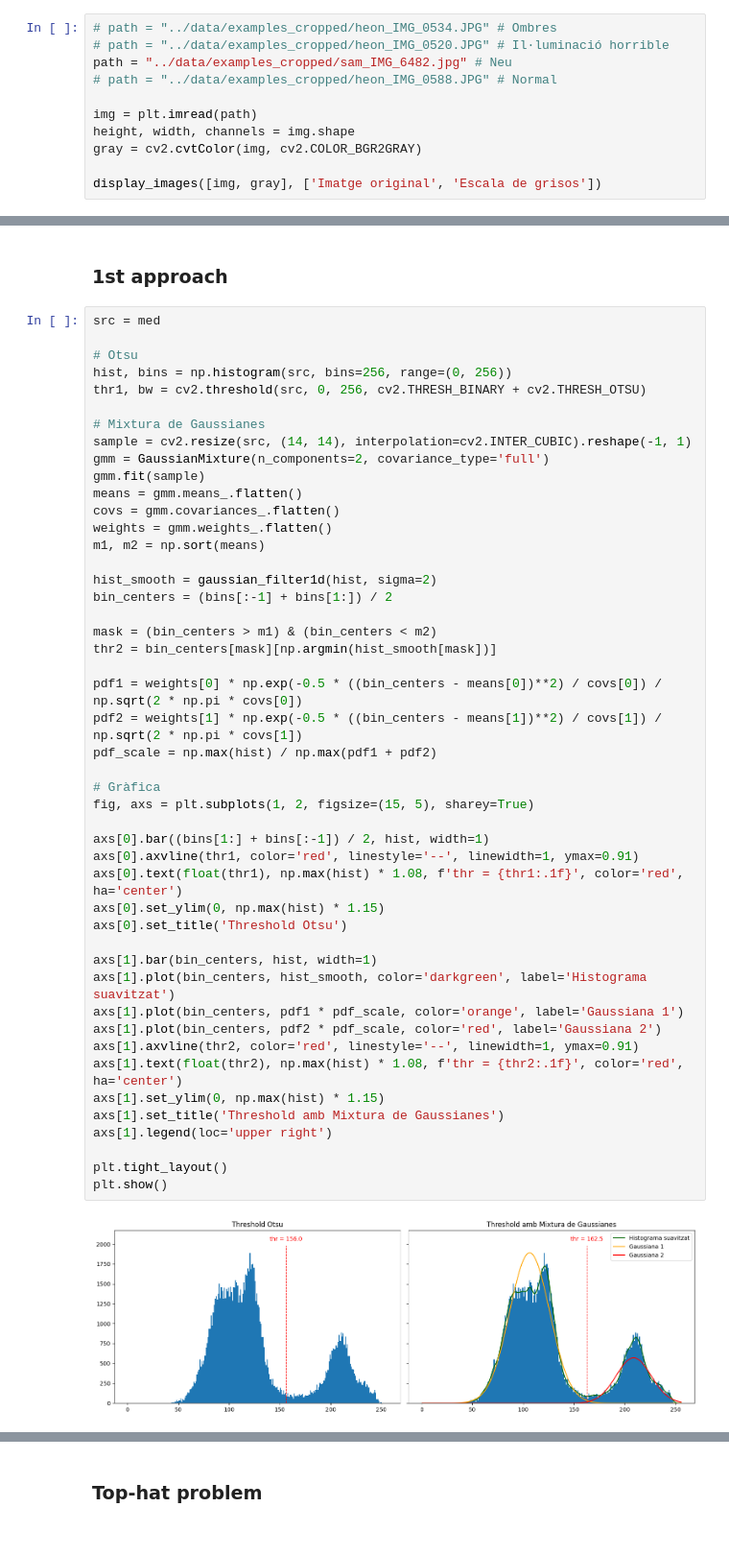
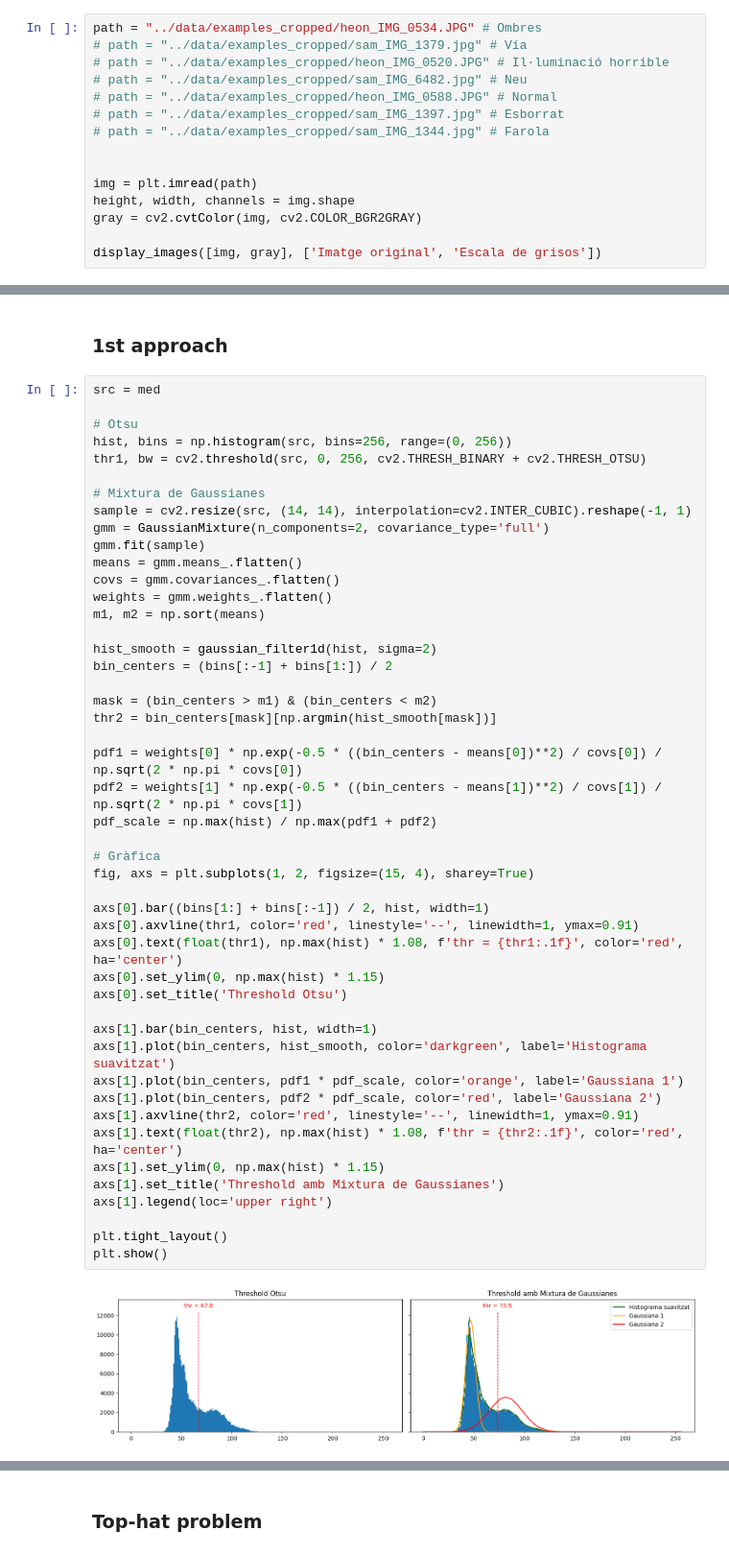
Before and after one commit to luismz14/ZebrAI-Crossing, a Jupyter notebook: experiments/edges.ipynb, the cells around one changed output, grey strips where cells are left out. Shown at 96% size. Saved outputs shown, nothing was run; the diff lists cells and outputs as text.

```diff
--- a/experiments/edges.ipynb
+++ b/experiments/edges.ipynb
@@ -34,10 +34,14 @@ def to_uint8(img):
     norm = (img - np.min(img)) / (np.max(img) - np.min(img))
     return np.round(norm * 255).astype(np.uint8)
 # %%
-# path = "../data/examples_cropped/heon_IMG_0534.JPG" # Ombres
+path = "../data/examples_cropped/heon_IMG_0534.JPG" # Ombres
+# path = "../data/examples_cropped/sam_IMG_1379.jpg" # Vía
 # path = "../data/examples_cropped/heon_IMG_0520.JPG" # Il·luminació horrible
-path = "../data/examples_cropped/sam_IMG_6482.jpg" # Neu
+# path = "../data/examples_cropped/sam_IMG_6482.jpg" # Neu
 # path = "../data/examples_cropped/heon_IMG_0588.JPG" # Normal
+# path = "../data/examples_cropped/sam_IMG_1397.jpg" # Esborrat
+# path = "../data/examples_cropped/sam_IMG_1344.jpg" # Farola
+
 
 img = plt.imread(path)
 height, width, channels = img.shape
@@ -96,35 +98,35 @@ hist_smooth = gaussian_filter1d(hist, sigma=2)
 bin_centers = (bins[:-1] + bins[1:]) / 2
 
 mask = (bin_centers > m1) & (bin_centers < m2)
 thr2 = bin_centers[mask][np.argmin(hist_smooth[mask])]
 
 pdf1 = weights[0] * np.exp(-0.5 * ((bin_centers - means[0])**2) / covs[0]) / np.sqrt(2 * np.pi * covs[0])
 pdf2 = weights[1] * np.exp(-0.5 * ((bin_centers - means[1])**2) / covs[1]) / np.sqrt(2 * np.pi * covs[1])
 pdf_scale = np.max(hist) / np.max(pdf1 + pdf2)
 
 # Gràfica
-fig, axs = plt.subplots(1, 2, figsize=(15, 5), sharey=True)
+fig, axs = plt.subplots(1, 2, figsize=(15, 4), sharey=True)
 
 axs[0].bar((bins[1:] + bins[:-1]) / 2, hist, width=1)
 axs[0].axvline(thr1, color='red', linestyle='--', linewidth=1, ymax=0.91)
 axs[0].text(float(thr1), np.max(hist) * 1.08, f'thr = {thr1:.1f}', color='red', ha='center')
 axs[0].set_ylim(0, np.max(hist) * 1.15)
 axs[0].set_title('Threshold Otsu')
 
 axs[1].bar(bin_centers, hist, width=1)
 axs[1].plot(bin_centers, hist_smooth, color='darkgreen', label='Histograma suavitzat')
 axs[1].plot(bin_centers, pdf1 * pdf_scale, color='orange', label='Gaussiana 1')
 axs[1].plot(bin_centers, pdf2 * pdf_scale, color='red', label='Gaussiana 2')
 axs[1].axvline(thr2, color='red', linestyle='--', linewidth=1, ymax=0.91)
 axs[1].text(float(thr2), np.max(hist) * 1.08, f'thr = {thr2:.1f}', color='red', ha='center')
 axs[1].set_ylim(0, np.max(hist) * 1.15)
 axs[1].set_title('Threshold amb Mixtura de Gaussianes')
 axs[1].legend(loc='upper right')
 
 plt.tight_layout()
 plt.show()
 # %% [output]
-[figure, old version]
+[figure, new version]
 # %%
 src = med
 
```
Also changed, not shown: parts of 11 cells of this notebook, 3 other files.
